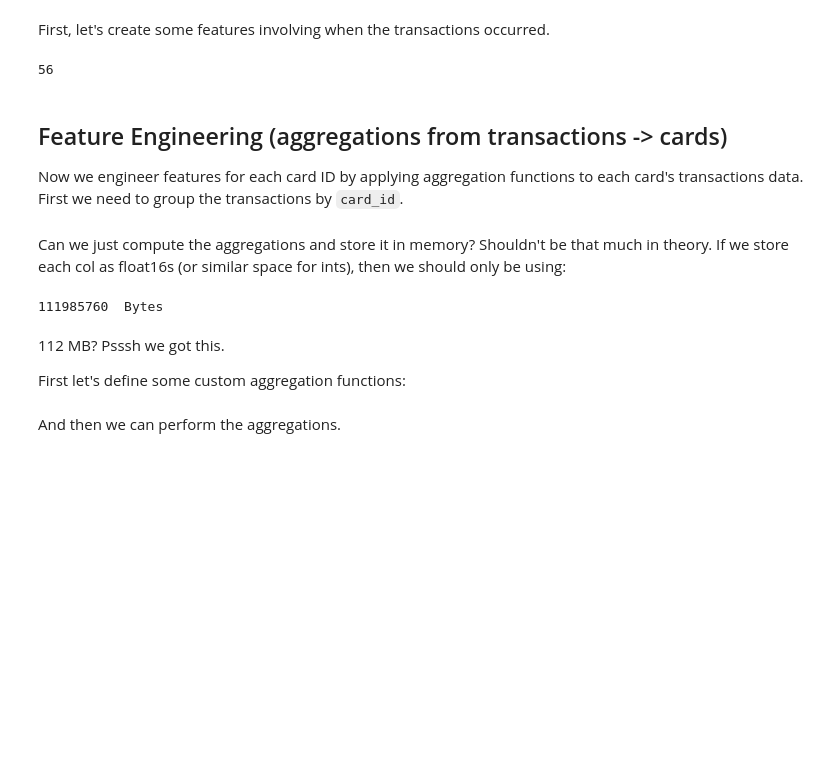
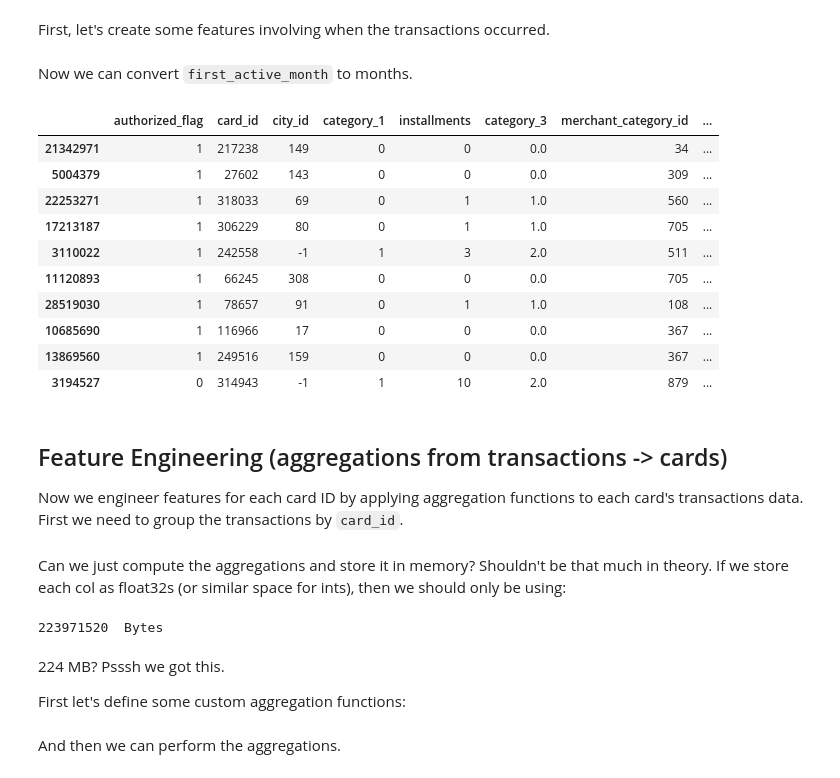
Before and after one commit to brendanhasz/thefantastic3-elo, a Jupyter notebook: Transactions_FeatureEngineering.ipynb, the cells around one changed output. Cells and saved outputs as stored; diff of their text form; code cells hidden in the pictures; blank space fills up the shorter version.

Commit message:
Perform aggregations on historical and new transactions separately

```diff
--- a/Transactions_FeatureEngineering.ipynb
+++ b/Transactions_FeatureEngineering.ipynb
@@ -343,22 +358,31 @@ trans.sample(10)
 First, let's create some features involving when the transactions occurred.
 # %%
 # Compute features from purchase time/date
-tpd = trans['purchase_date']
-ref_date = np.datetime64('2017-09-01')
-one_hour = np.timedelta64(1, 'h')
-trans['purchase_hour'] = tpd.dt.hour.astype('uint8')
-trans['purchase_day'] = tpd.dt.dayofweek.astype('uint8')
-trans['purchase_week'] = tpd.dt.weekofyear.astype('uint8')
-trans['purchase_month'] = tpd.dt.month.astype('uint8')
-trans['purchase_weekend'] = (trans['purchase_day'] >=5 ).astype('uint8')
-trans['purchase_time'] = ((tpd - ref_date) / one_hour).astype('float32')
-trans['ref_date'] = ((tpd - pd.to_timedelta(trans['month_lag'], 'M')
-                      - ref_date ) / one_hour).astype('float32')
+for df in [hist_trans, new_trans]:
+    tpd = df['purchase_date']
+    ref_date = np.datetime64('2017-09-01')
+    one_hour = np.timedelta64(1, 'h')
+    df['purchase_hour'] = tpd.dt.hour.astype('uint8')
+    df['purchase_day'] = tpd.dt.dayofweek.astype('uint8')
+    df['purchase_week'] = tpd.dt.weekofyear.astype('uint8')
+    df['purchase_month'] = tpd.dt.month.astype('uint8')
+    df['purchase_weekend'] = (df['purchase_day'] >=5 ).astype('uint8')
+    df['purchase_time'] = ((tpd - ref_date) / one_hour).astype('float32')
+    df['ref_date'] = ((tpd - pd.to_timedelta(df['month_lag'], 'M')
+                          - ref_date ) / one_hour).astype('float32')
 
-# TODO: dates relative to first_active_month? (in cards dataset)
+    # Time sime first active
+    tsfa = pd.merge(df[['card_id']],
+                    cards[['first_active_month']].copy().reset_index(),
+                    on='card_id', how='left')
+    df['time_since_first_active'] = ((tsfa['first_active_month'] - tpd)
+                                     / one_hour).astype('float32')
 
-# Clean up
-del trans['purchase_date']
-gc.collect()
+    # TODO: whether the day is a holiday or week before a holiday or something?
+
+    # Clean up
+    del tsfa
+    del df['purchase_date']
+    gc.collect()
-# %% [output]
-56
+# %% [markdown]
+Now we can convert `first_active_month` to months.
@@ -365,3 +392,17 @@ gc.collect()
+# %%
+hist_trans.sample(10)
+# %% [output]
+|  | authorized_flag | card_id | city_id | category_1 | installments | category_3 | merchant_category_id | ... |
+| 21342971 | 1 | 217238 | 149 | 0 | 0 | 0.0 | 34 | ... |
+| 5004379 | 1 | 27602 | 143 | 0 | 0 | 0.0 | 309 | ... |
+| 22253271 | 1 | 318033 | 69 | 0 | 1 | 1.0 | 560 | ... |
+| 17213187 | 1 | 306229 | 80 | 0 | 1 | 1.0 | 705 | ... |
+| 3110022 | 1 | 242558 | -1 | 1 | 3 | 2.0 | 511 | ... |
+| 11120893 | 1 | 66245 | 308 | 0 | 0 | 0.0 | 705 | ... |
+| 28519030 | 1 | 78657 | 91 | 0 | 1 | 1.0 | 108 | ... |
+| 10685690 | 1 | 116966 | 17 | 0 | 0 | 0.0 | 367 | ... |
+| 13869560 | 1 | 249516 | 159 | 0 | 0 | 0.0 | 367 | ... |
+| 3194527 | 0 | 314943 | -1 | 1 | 10 | 2.0 | 879 | ... |
 # %% [markdown]
 ## Feature Engineering (aggregations from transactions -> cards)
 
@@ -372,14 +414,14 @@ trans = trans.groupby('card_id', sort=False)
 # %% [markdown]
-Can we just compute the aggregations and store it in memory?  Shouldn't be that much in theory.  If we store each col as float16s (or similar space for ints), then we should only be using:
+Can we just compute the aggregations and store it in memory?  Shouldn't be that much in theory.  If we store each col as float32s (or similar space for ints), then we should only be using:
 # %%
 # 4 binary aggs (3 new cols each)
 # 14 categorical aggs (2 new cols each)
 # 18 continuous aggs (7 new cols each)
-print(cards.shape[0] * 2*(6 + 4*3 + 14*2 + 18*7), ' Bytes')
+print(cards.shape[0] * 4*(6 + 4*3 + 14*2 + 18*7), ' Bytes')
 # %% [output]
-111985760  Bytes
+223971520  Bytes
 # %% [markdown]
-112 MB?  Psssh we got this.
+224 MB?  Psssh we got this.
 
 First let's define some custom aggregation functions:
 # %%
```
Also changed, not shown: parts of 32 cells of this notebook.
